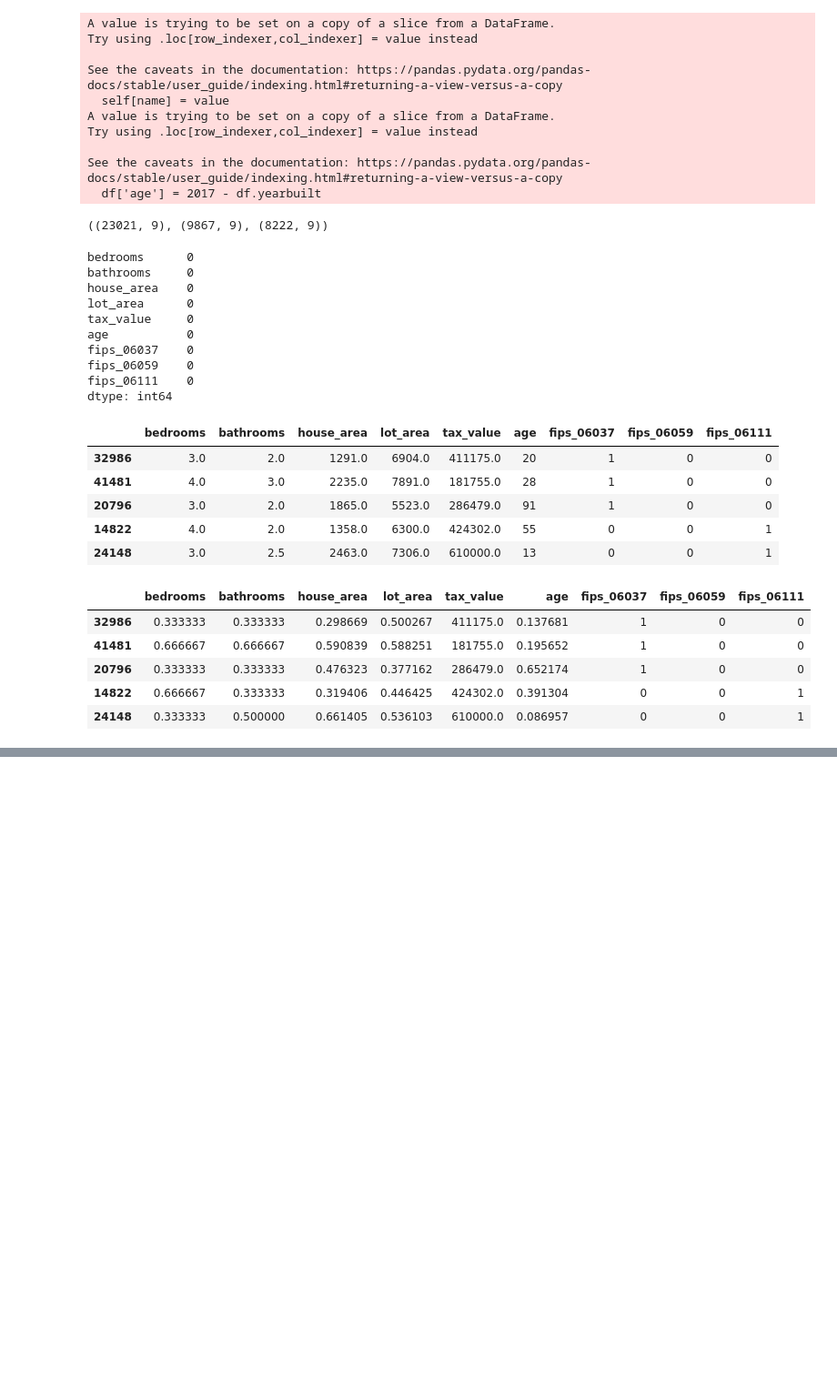
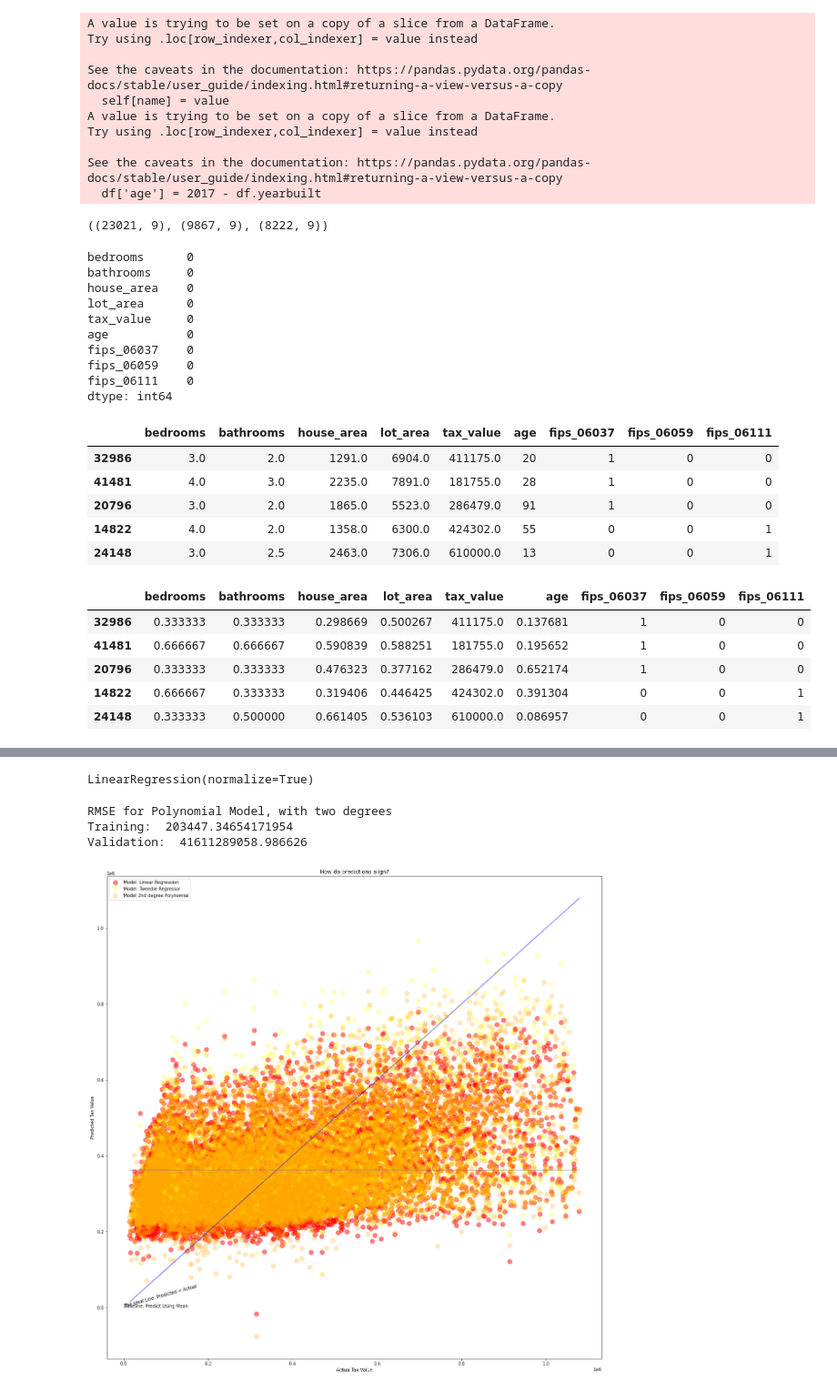
Before and after one commit to watermanbrandyn/regression_project, a Jupyter notebook: regression_workbook.ipynb, the cells around one changed output, grey strips where cells are left out. Shown at 91% size. Cells and saved outputs as stored; diff of their text form; code cells hidden in the pictures; blank space fills up the shorter version.

```diff
--- a/regression_workbook.ipynb
+++ b/regression_workbook.ipynb
@@ -978,0 +535,3 @@ conts
+# %%
+y_validate['tax_pred_glm'] = glm.predict(x_validate)
+rmse_validate = mean_squared_error(y_validate.tax_value, y_validate.tax_pred_glm)**(1/2)
@@ -978,0 +545,12 @@ conts
+# %%
+# Polynomial Features
+pf = PolynomialFeatures(degree=2)
+x_train_degree2 = pf.fit_transform(x_train)
+x_validate_degree2 = pf.transform(x_validate)
+x_test_degree2 = pf.transform(x_test)
+# %%
+# LinearRegression with 2 degrees
+lm2 = LinearRegression(normalize=True)
+lm2.fit(x_train_degree2, y_train.tax_value)
+# %% [output]
+LinearRegression(normalize=True)
@@ -978,0 +561,2 @@ conts
+# %%
+y_validate['tax_pred_lm2'] = lm2.predict(x_validate_degree2)
@@ -978,0 +565,28 @@ conts
+# %%
+print("RMSE for Polynomial Model, with two degrees\nTraining: ", rmse_train,
+     "\nValidation: ", rmse_validate)
+# %% [output]
+RMSE for Polynomial Model, with two degrees
+Training:  203447.34654171954
+Validation:  41611289058.986626
+# %%
+# Plotting actual v predicted values
+plt.figure(figsize=(20,20))
+plt.plot(y_validate.tax_value, y_validate.pred_mean, alpha=.5, color="gray", label="_nolegend_")
+plt.annotate("Baseline: Predict Using Mean", (10,10))
+plt.plot(y_validate.tax_value, y_validate.tax_value, alpha=.5, color='blue', label='_nolegend_')
+plt.annotate("The Ideal Line: Predicted = Actual", (.5, 3.5), rotation=15.5)
+
+plt.scatter(y_validate.tax_value, y_validate.tax_lm_pred, alpha=.5, color='red', s=100, label='Model: Linear Regression')
+plt.scatter(y_validate.tax_value, y_validate.tax_pred_glm, alpha=.25, color='yellow', s=100, label='Model: Tweedie Regressor')
+plt.scatter(y_validate.tax_value, y_validate.tax_pred_lm2, alpha=.25, color='orange', s=100, label='Model 2nd degree Polynomial')
+
+plt.legend()
+plt.xlabel('Actual Tax Value')
+plt.ylabel('Predicted Tax Value')
+plt.title('How do predictions align?')
+plt.show()
+
+# Unsure why baseline annotation will not move
+# %% [output]
+[figure, added]
```
Also changed, not shown: parts of 97 cells of this notebook.
